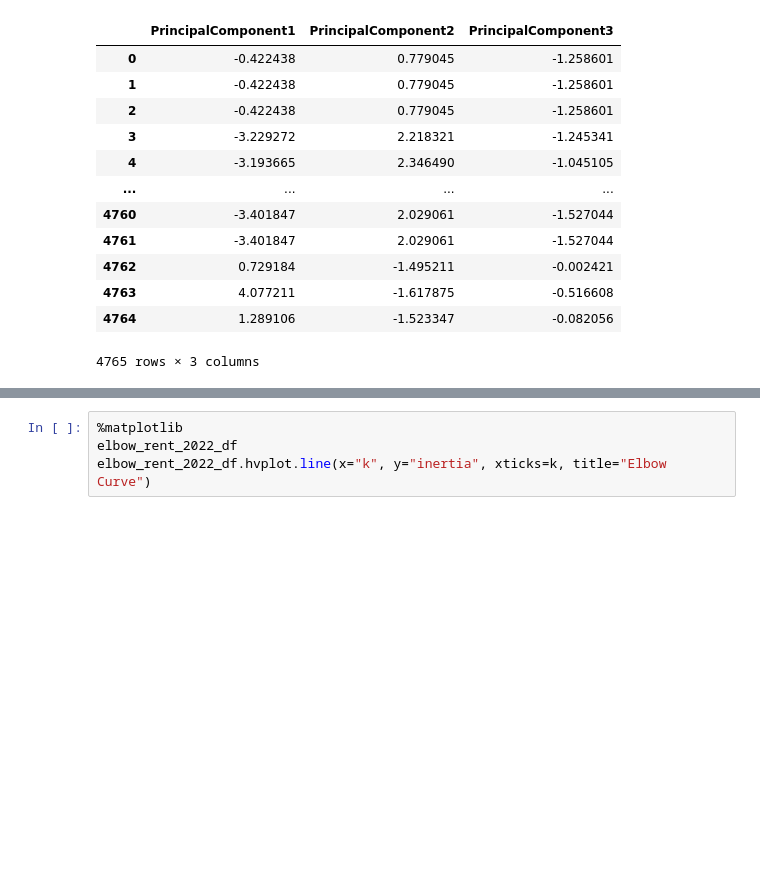
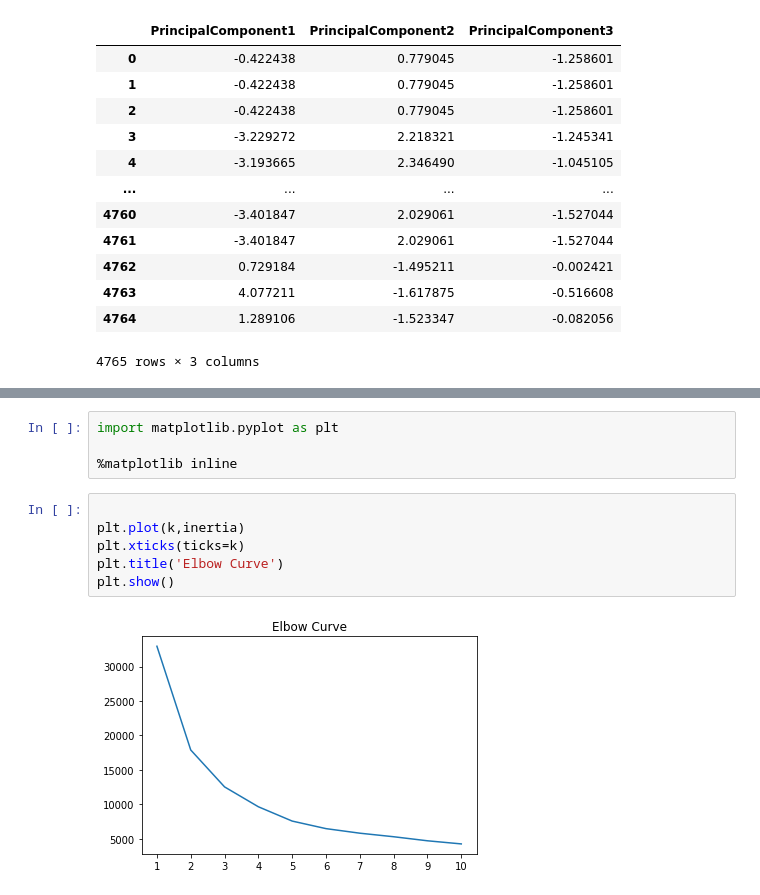
Before and after one commit to shumph10/Housing_Assistance_Analysis, a Jupyter notebook: ttest_project.ipynb, the cells around one changed output, grey strips where cells are left out. Saved outputs shown, nothing was run; the diff lists cells and outputs as text; blank space fills up the shorter version.

```diff
--- a/ttest_project.ipynb
+++ b/ttest_project.ipynb
@@ -437,7 +437,15 @@ elbow_rent_2022_df = pd.DataFrame(elbow_rent_2022)
 elbow_rent_2022_df.hvplot.line(x="k", y="inertia", xticks=k, title="Elbow Curve")
 # %% [output]
 [interactive output not drawn]
+# %%
+import matplotlib.pyplot as plt
+
+%matplotlib inline
 # %%
-%matplotlib
-elbow_rent_2022_df
-elbow_rent_2022_df.hvplot.line(x="k", y="inertia", xticks=k, title="Elbow Curve")
+
+plt.plot(k,inertia)
+plt.xticks(ticks=k)
+plt.title('Elbow Curve')
+plt.show()
+# %% [output]
+[figure, added]
```
Also changed, not shown: parts of 4 cells of this notebook.
